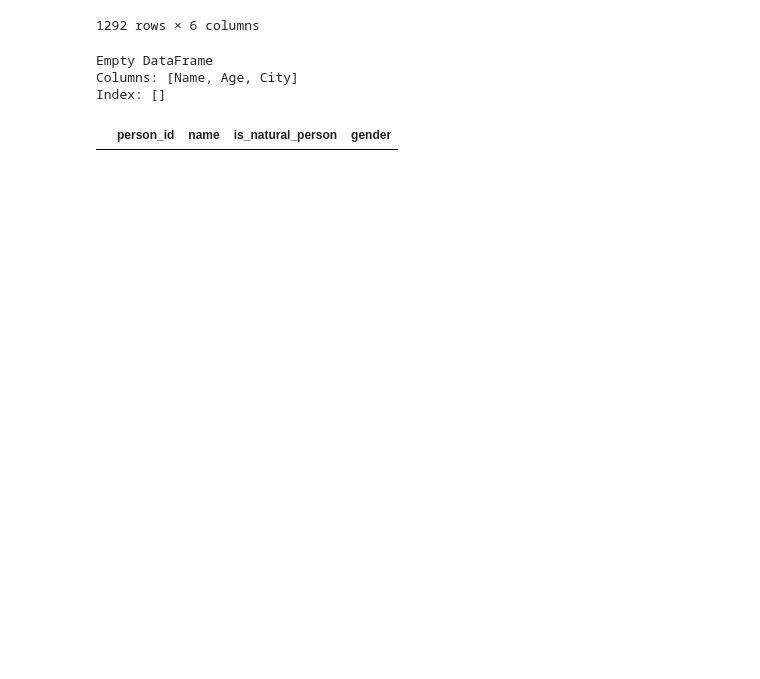
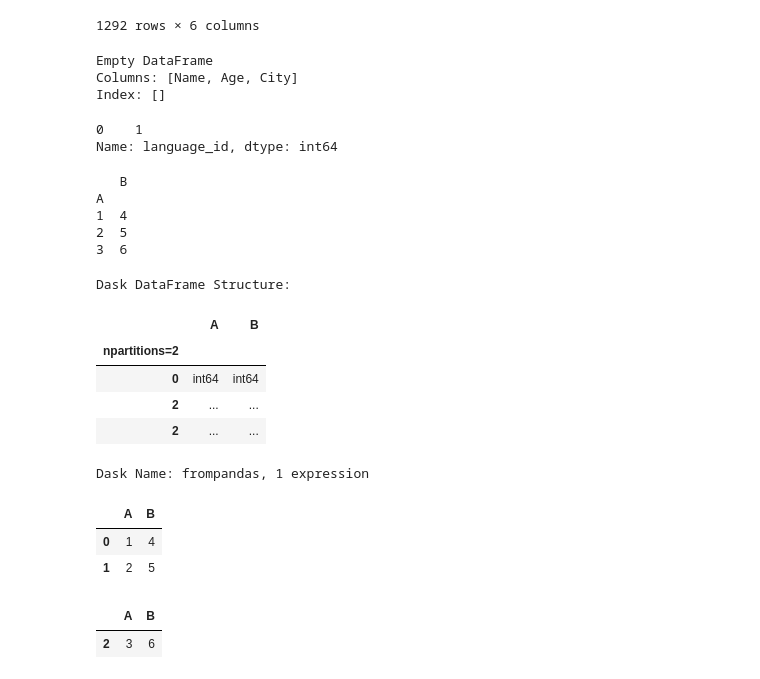
Before and after one commit to JoelNiklaus/SwissCourtRulingCorpus, a Jupyter notebook: test.ipynb, the cells around one changed output. Cells and saved outputs as stored; diff of their text form; code cells hidden in the pictures; blank space fills up the shorter version.

```diff
--- a/test.ipynb
+++ b/test.ipynb
@@ -477,19 +574,63 @@ Columns: [Name, Age, City]
 Index: []
 # %%
 sql_query = 'SELECT * FROM language'
-sql_query = 'SELECT * FROM court'
-#sql_query = 'SELECT * FROM decision'
-sql_query = 'SELECT * FROM citation'
-sql_query = 'SELECT * FROM judicial_person_type'
-#sql_query = 'SELECT * FROM party_type'
-#sql_query = 'SELECT * FROM file_number'
-#sql_query = 'SELECT * FROM spider'
-sql_query = 'SELECT * FROM judgment'
-sql_query = 'SELECT * FROM person'
+# sql_query = 'SELECT * FROM court'
+sql_query = 'SELECT * FROM decision'
+# sql_query = 'SELECT * FROM citation'
+# sql_query = 'SELECT * FROM judicial_person_type'
+# #sql_query = 'SELECT * FROM party_type'
+# #sql_query = 'SELECT * FROM file_number'
+# #sql_query = 'SELECT * FROM spider'
+# sql_query = 'SELECT * FROM judgment'
+# sql_query = 'SELECT * FROM person'
 
-df_iterator = pd.read_sql(sql_query,get_engine().connect(), chunksize=1000)
-
+df_iterator = pd.read_sql(sql_query,get_engine().connect())
 df_list = list(df_iterator)
 df_list[0]
+df_iterator['language_id'].drop_duplicates()
 # %% [output]
-|  | person_id | name | is_natural_person | gender |
+0    1
+Name: language_id, dtype: int64
+# %%
+import pandas as pd
+import dask.dataframe as dd
+
+# Create a Pandas DataFrame
+df = pd.DataFrame({'A': [1, 2, 3], 'B': [4, 5, 6]})
+
+# Convert to Dask DataFrame with 2 partitions
+ddf = dd.from_pandas(df, npartitions=2)
+
+# Perform an operation
+result = ddf.groupby('A').sum()
+
+# Compute the result
+print(result.compute())
+
+type(ddf)
+ddf
+# %% [output]
+   B
+A
+1  4
+2  5
+3  6
+Dask DataFrame Structure:
+|  | A | B |
+| npartitions=2 |  |  |
+| 0 | int64 | int64 |
+| 2 | ... | ... |
+| 2 | ... | ... |
+Dask Name: frompandas, 1 expression
+# %%
+ddf.partitions[0].compute()
+# %% [output]
+|  | A | B |
+| 0 | 1 | 4 |
+| 1 | 2 | 5 |
+# %%
+type(ddf.partitions[1].compute())
+ddf.partitions[1].compute()
+# %% [output]
+|  | A | B |
+| 2 | 3 | 6 |
```
Also changed, not shown: parts of 25 cells of this notebook, 6 other files.
